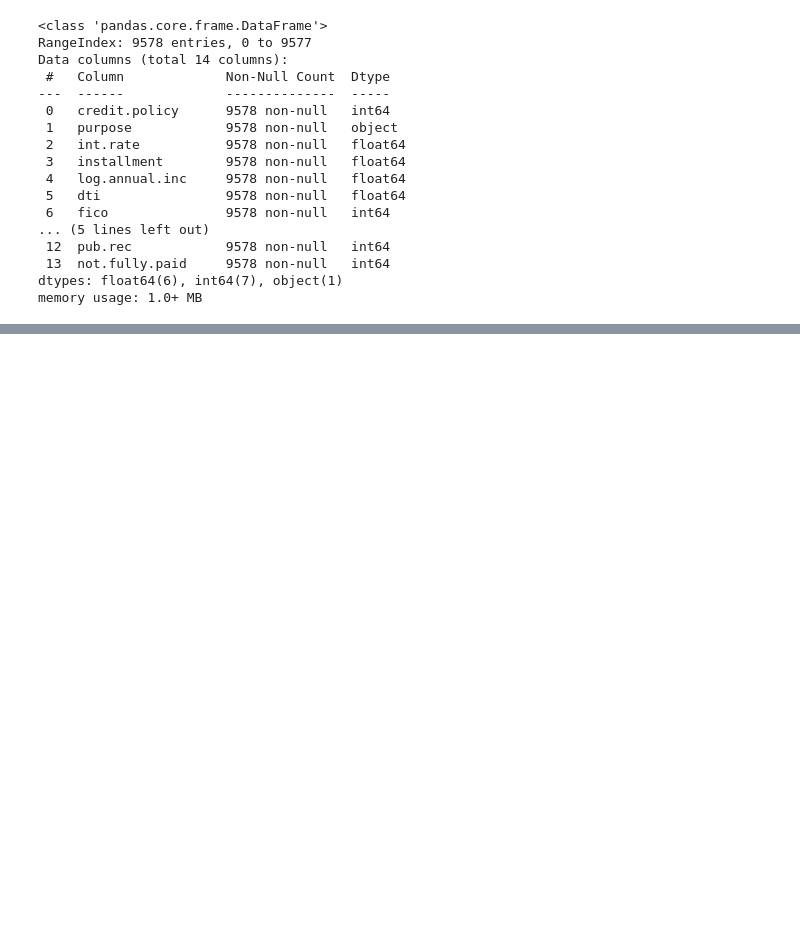
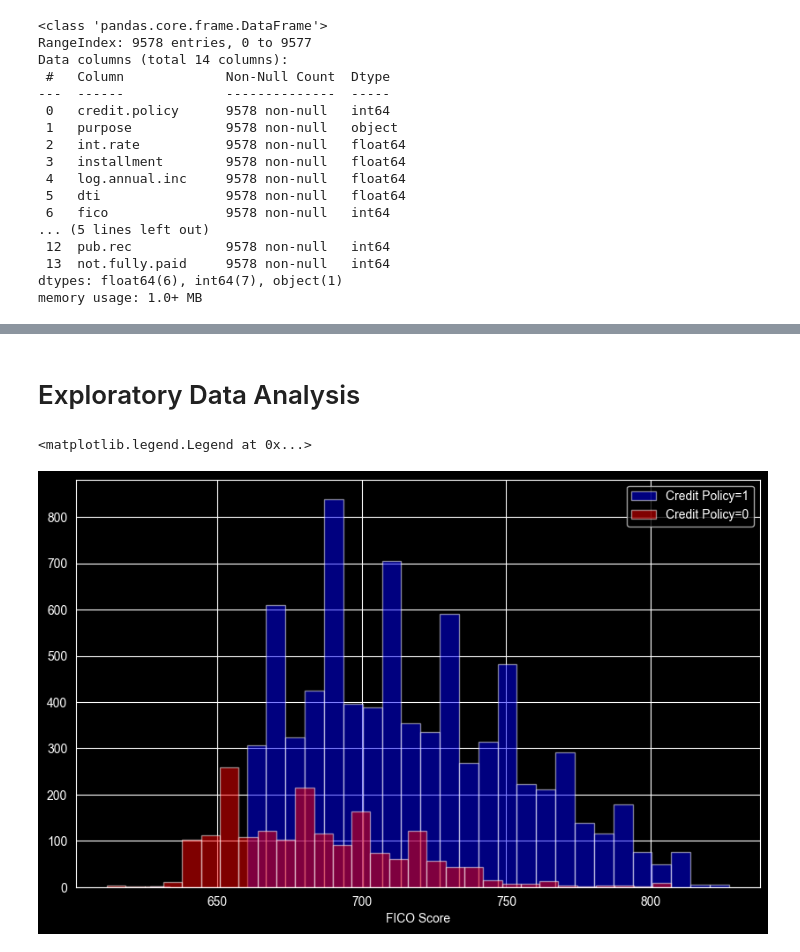
Before and after one commit to kanishkay/Lending_Club_Loan_Risk_Analysis, a Jupyter notebook: Lending_Club_Loan_Risk.ipynb, the cells around one changed output, grey strips where cells are left out. Saved outputs shown, nothing was run; the diff lists cells and outputs as text; code cells hidden in the pictures; blank space fills up the shorter version.

Commit message:
Added data visualizations and updated code comments

```diff
--- a/Lending_Club_Loan_Risk.ipynb
+++ b/Lending_Club_Loan_Risk.ipynb
@@ -46,3 +51,15 @@ loans.describe()
 | 50% | 1.000000 | 0.122100 | 268.950000 | 10.928884 | 12.665000 | 707.000000 | 4139.958333 | 8.596000e+03 | ... |
 | 75% | 1.000000 | 0.140700 | 432.762500 | 11.291293 | 17.950000 | 737.000000 | 5730.000000 | 1.824950e+04 | ... |
 | max | 1.000000 | 0.216400 | 940.140000 | 14.528354 | 29.960000 | 827.000000 | 17639.958330 | 1.207359e+06 | ... |
+# %% [markdown]
+# Exploratory Data Analysis
+# %%
+# Compare FICO scores by credit policy
+plt.figure(figsize=(10,6))
+loans[loans['credit.policy']==1]['fico'].hist(color='blue',label='Credit Policy=1',bins=30,alpha=0.5)
+loans[loans['credit.policy']==0]['fico'].hist(color='red',label='Credit Policy=0',bins=30, alpha=0.5)
+plt.xlabel('FICO Score')
+plt.legend()
+# %% [output]
+<matplotlib.legend.Legend at 0x...>
+[figure, added]
```
Also changed, not shown: parts of 38 cells of this notebook.
